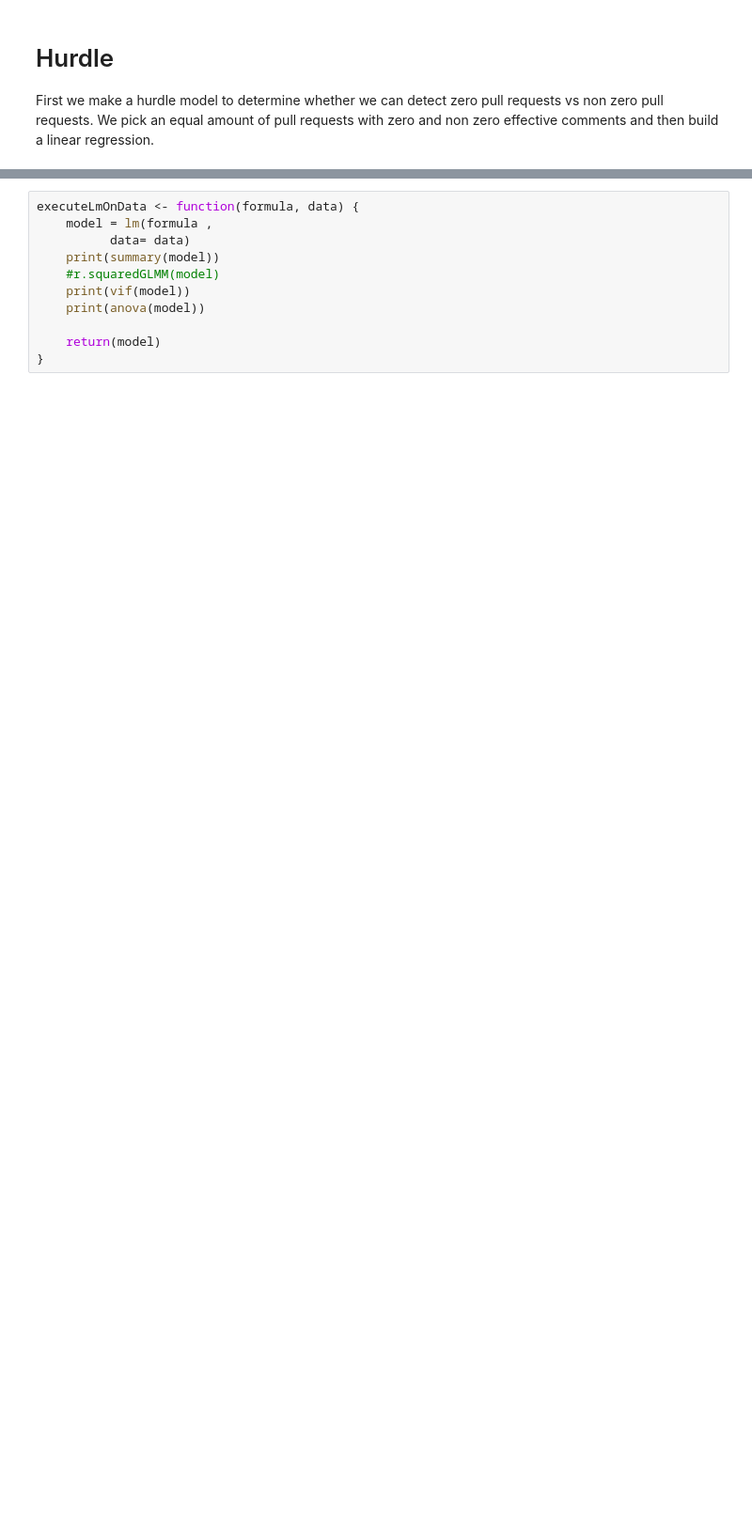
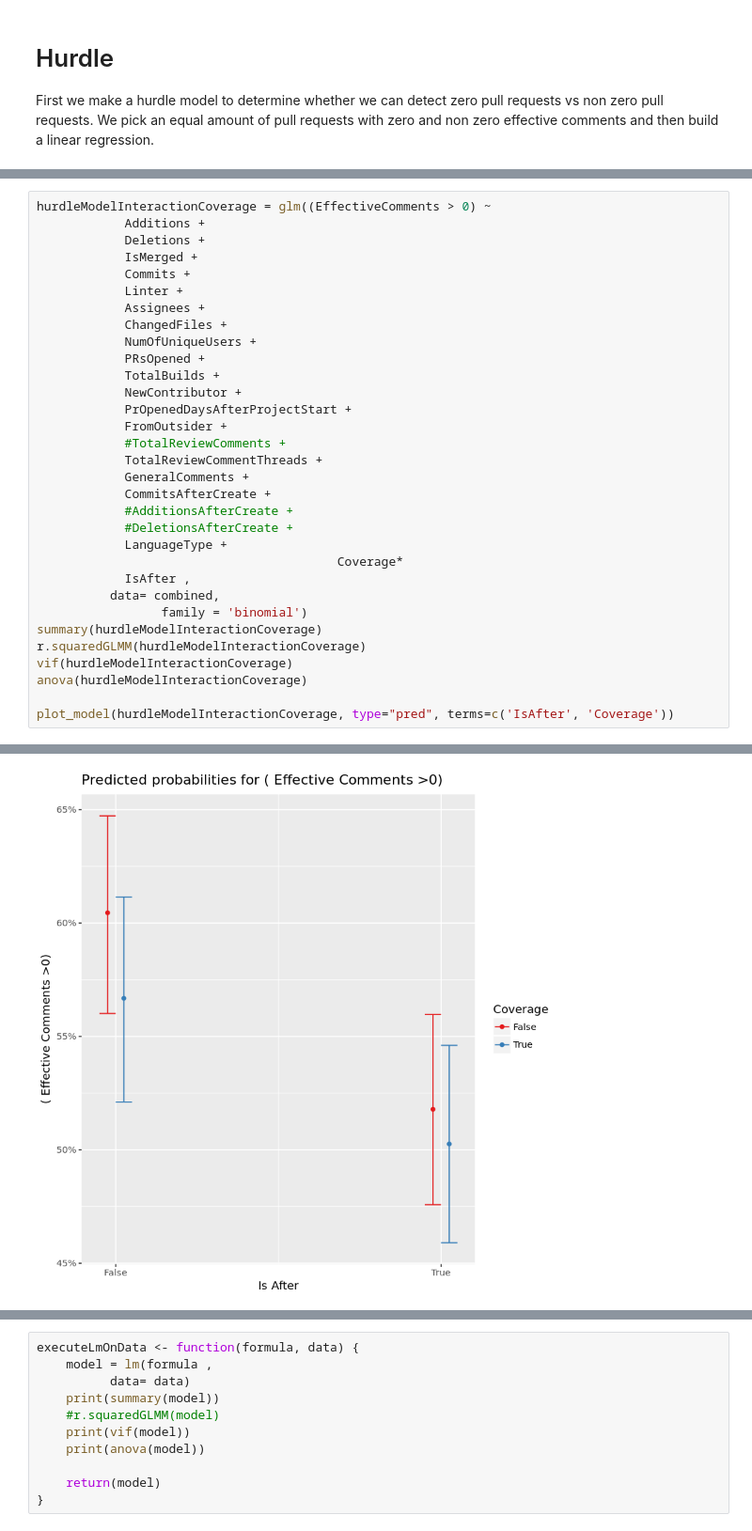
Before and after one commit to TheDutchDevil/code_reviews, a Jupyter notebook: analysis/effective_comments_models.ipynb, the cells around one changed output, grey strips where cells are left out. Shown: that part at 94% size. Drawn from its saved outputs; the diff is of its cells as text; blank space fills up the shorter version.

```diff
--- a/analysis/effective_comments_models.ipynb
+++ b/analysis/effective_comments_models.ipynb
@@ -175,0 +287,33 @@ Number of Fisher Scoring iterations: 7
+# %%
+hurdleModelInteractionCoverage = glm((EffectiveComments > 0) ~
+            Additions +
+            Deletions +
+            IsMerged +
+            Commits +
+            Linter +
+            Assignees +
+            ChangedFiles +
+            NumOfUniqueUsers +
+            PRsOpened +
+            TotalBuilds +
+            NewContributor +
+            PrOpenedDaysAfterProjectStart +
+            FromOutsider +
+            #TotalReviewComments +
+            TotalReviewCommentThreads +
+            GeneralComments +
+            CommitsAfterCreate +
+            #AdditionsAfterCreate +
+            #DeletionsAfterCreate +
+            LanguageType +
+                                         Coverage*
+            IsAfter ,
+          data= combined,
+                 family = 'binomial')
+summary(hurdleModelInteractionCoverage)
+r.squaredGLMM(hurdleModelInteractionCoverage)
+vif(hurdleModelInteractionCoverage)
+anova(hurdleModelInteractionCoverage)
+
+plot_model(hurdleModelInteractionCoverage, type="pred", terms=c('IsAfter', 'Coverage'))
+# %% [output]
@@ -175,0 +376 @@ Number of Fisher Scoring iterations: 7
+[figure, added]
```
Also changed, not shown: parts of 16 cells of this notebook, 2 other files.
